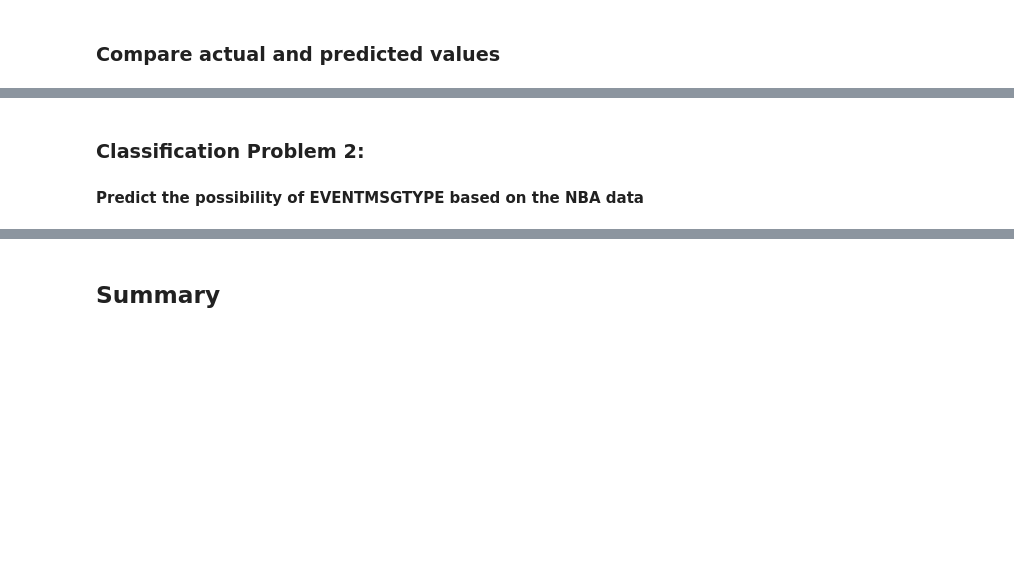
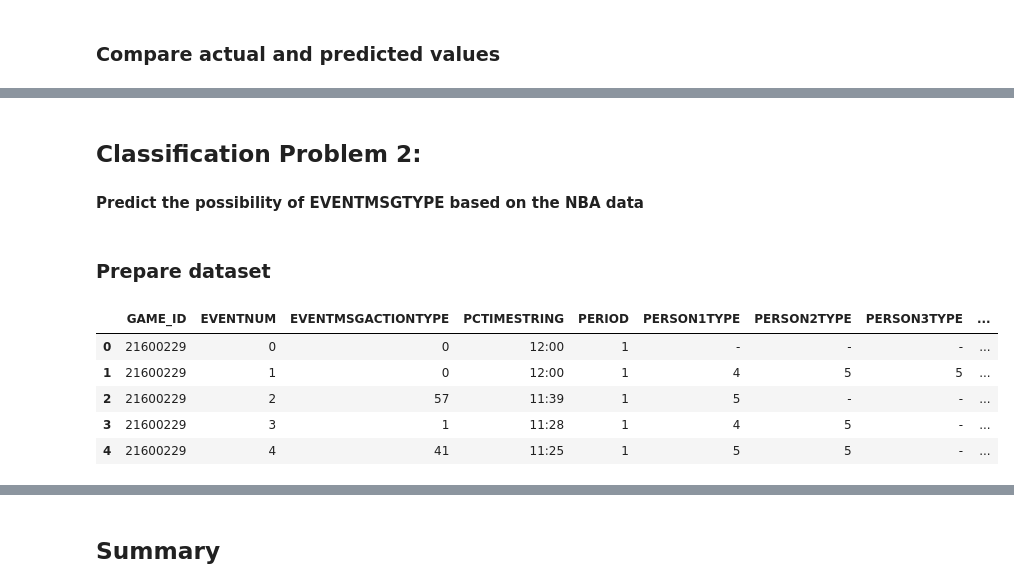
Before and after one commit to SalahAlHaismawi/Artificial-Intelligence-Problems, a Jupyter notebook: Project.ipynb, the cells around one changed output, grey strips where cells are left out. Drawn from its saved outputs; the diff is of its cells as text; code cells hidden in the pictures; blank space fills up the shorter version.

Commit message:
Classification Problem 2 + Solutions

```diff
--- a/Project.ipynb
+++ b/Project.ipynb
@@ -926,3 +1286,21 @@ plt.show()
 # %% [markdown]
-### Classification Problem 2:
+## Classification Problem 2:
 #### Predict the possibility of EVENTMSGTYPE based on the NBA data
+# %% [markdown]
+### Prepare dataset
+# %%
+# Use NBA Season dataset
+nba_data = NBA_data
+# %%
+# Drop unnecessary columns
+drop_list = ['EVENTMSGTYPE', 'EVENTMSGTYPE_DESCRIPTION', 'EVENTMSGACTIONTYPE_DESCRIPTION', 'HOMEDESCRIPTION', 'PLAYER1_ID', 'PLAYER1_NAME', 'PLAYER1_TEAM_ID', 'PLAYER2_ID', 'PLAYER2_NAME', 'PLAYER2_TEAM_ID', 'PLAYER3_ID', 'PLAYER3_NAME', 'PLAYER3_TEAM_ID', 'SCORE', 'VISITORDESCRIPTION']
+nba_data_final = nba_data.drop(nba_data[drop_list], axis=1)
+
+nba_data_final.head()
+# %% [output]
+|  | GAME_ID | EVENTNUM | EVENTMSGACTIONTYPE | PCTIMESTRING | PERIOD | PERSON1TYPE | PERSON2TYPE | PERSON3TYPE | ... |
+| 0 | 21600229 | 0 | 0 | 12:00 | 1 | - | - | - | ... |
+| 1 | 21600229 | 1 | 0 | 12:00 | 1 | 4 | 5 | 5 | ... |
+| 2 | 21600229 | 2 | 57 | 11:39 | 1 | 5 | - | - | ... |
+| 3 | 21600229 | 3 | 1 | 11:28 | 1 | 4 | 5 | - | ... |
+| 4 | 21600229 | 4 | 41 | 11:25 | 1 | 5 | 5 | - | ... |
```
Also changed, not shown: parts of 64 cells of this notebook.
